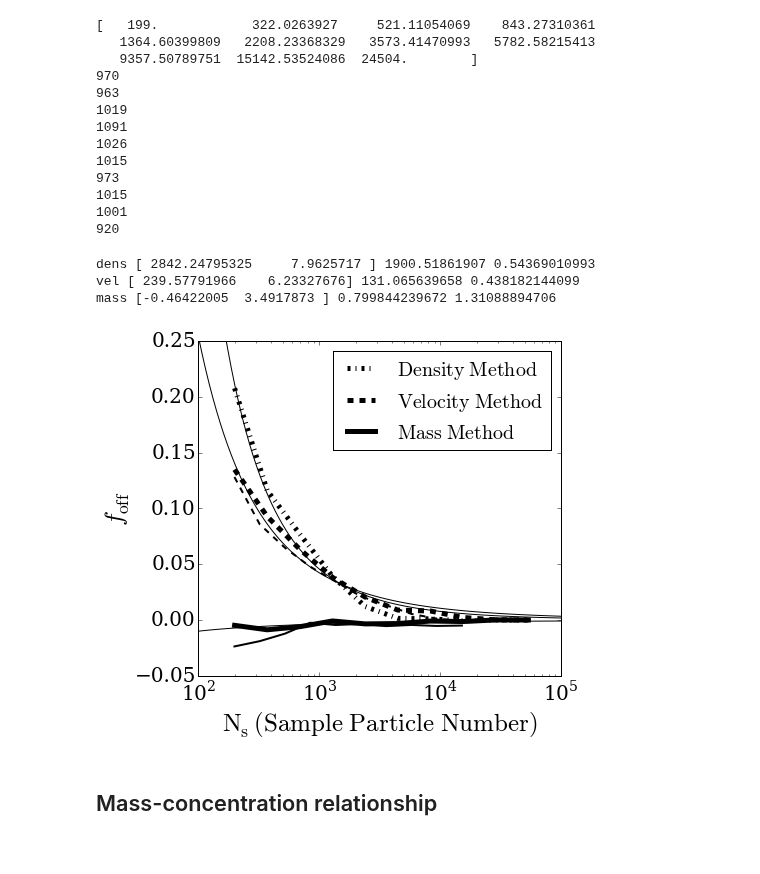
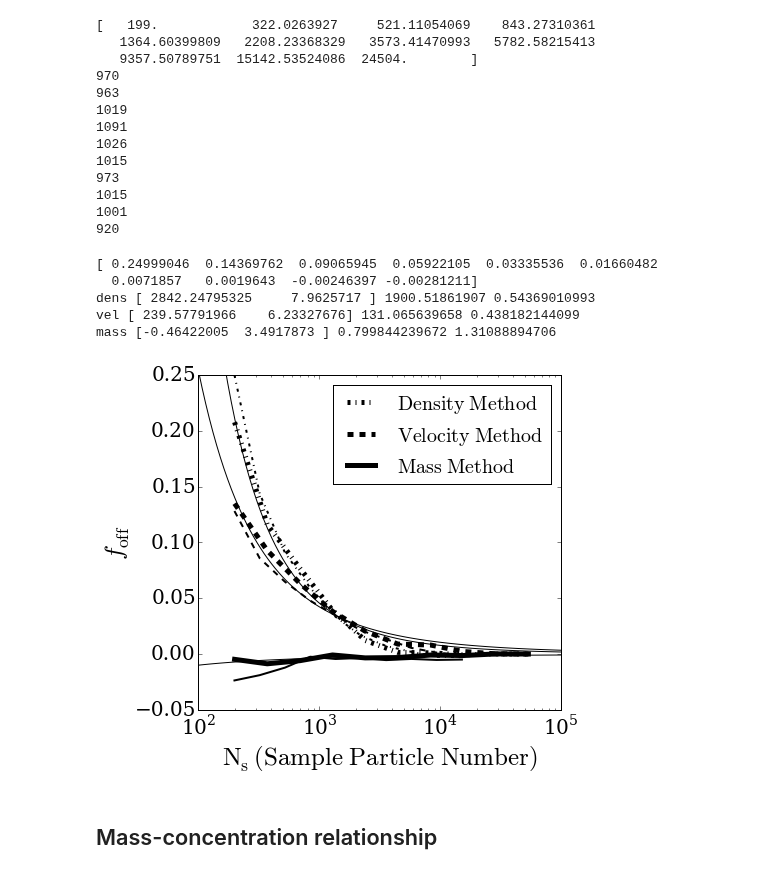
Before and after one commit to astroandes/MACH, a Jupyter notebook: plots/ComparisonPlots.ipynb, the cells around one changed output. Saved outputs shown, nothing was run; the diff lists cells and outputs as text; code cells hidden in the pictures.

```diff
--- a/plots/ComparisonPlots.ipynb
+++ b/plots/ComparisonPlots.ipynb
@@ -198,7 +198,9 @@ for i in range((n_int-1)):
 sample_path = '/home/forero/github/MACH/data/results/ViaLacteaDownsample/'
 mass_file = sample_path+"results_mass.csv"
 vlct_file =sample_path+"results_vlct.csv"
-#dens_data = np.loadtxt(file_dens)
+dens_file =sample_path+"results_dens.dat"
+
+dens_data = np.loadtxt(dens_file)
 vlct_data = np.loadtxt(vlct_file, skiprows=1, delimiter=',')
 mass_data = np.loadtxt(mass_file, skiprows=1, delimiter=',')
 
@@ -212,13 +214,16 @@ vlct_conc = vlct_data[:,1]/norm_vlct_conc - 1.0
 norm_mass_conc = np.median(mass_data[ii[-100:],2])
 mass_conc = mass_data[:,2]/norm_mass_conc - 1.0
 
+norm_dens_conc = np.median(dens_data[ii[-100:],3]/dens_data[ii[-100:],1])
+dens_conc = (dens_data[:,3]/dens_data[:,1])/norm_dens_conc - 1.0
+
 n_int = 11
 n_part_space = np.logspace(np.log10(n_part.min()),np.log10(n_part.max()),n_int)
 print n_part_space
 
-#median_dens_conc = np.zeros(n_int-1)
-#low_dens_conc = np.zeros(n_int-1)
-#high_dens_conc = np.zeros(n_int-1)
+median_dens_conc = np.zeros(n_int-1)
+low_dens_conc = np.zeros(n_int-1)
+high_dens_conc = np.zeros(n_int-1)
 
 
 median_vlct_conc = np.zeros(n_int-1)
@@ -234,12 +239,12 @@ n_part_int = n_part_space[0:-1]
 for i in range((n_int-1)):
     ii = (n_part > n_part_space[i]) & (n_part < n_part_space[i+1])
     print(len(vlct_conc[ii]))
-    #median_dens_conc[i] = np.median(dens_conc[ii])
+    median_dens_conc[i] = np.median(dens_conc[ii])
     median_mass_conc[i] = np.median(mass_conc[ii])
     median_vlct_conc[i] = np.median(vlct_conc[ii])
 
-    #low_dens_conc[i] = np.percentile(dens_conc[ii],14)
-    #high_dens_conc[i] = np.percentile(dens_conc[ii],86)
+    low_dens_conc[i] = np.percentile(dens_conc[ii],14)
+    high_dens_conc[i] = np.percentile(dens_conc[ii],86)
     low_vlct_conc[i] = np.percentile(vlct_conc[ii],14)
     high_vlct_conc[i] = np.percentile(vlct_conc[ii],86)
     low_mass_conc[i] = np.percentile(mass_conc[ii],14)
@@ -265,7 +270,9 @@ ax = plt.axes()
 enlarge_labels(ax,20)
 plt.plot(bol_n_part_int, bol_median_dens_conc, label=r'$\mathrm{Density\ Method}$', linewidth=5,
          linestyle='-.', color='black')
+plt.plot(n_part_int, median_dens_conc, linewidth=2, linestyle='-.', color='black')
 
+print median_dens_conc
 plt.plot(bol_n_part_int, bol_median_vlct_conc, label=r'$\mathrm{Velocity\ Method}$', linewidth=5,
          linestyle='--', color='black')
 plt.plot(n_part_int, median_vlct_conc, linewidth=2, linestyle='--', color='black')
@@ -274,34 +281,36 @@ plt.plot(bol_n_part_int, bol_median_mass_conc, label=r'$\mathrm{Mass\ Method}$',
          linestyle='-', color='black')
 plt.plot(n_part_int, median_mass_conc, linewidth=2, linestyle='-', color='black')
 
 log_n_sample = np.linspace(2.0, 5.0, 100)
 
 
 popt_dens, pcov = curve_fit(func, np.log10(bol_n_part_int), bol_median_dens_conc)
 plt.plot(10**log_n_sample, popt_dens[0]/(1+log_n_sample)**popt_dens[1], color='black')
 print "dens", popt_dens, np.sqrt(pcov[0,0]), np.sqrt(pcov[1,1])
 
 popt_vel, pcov = curve_fit(func, np.log10(bol_n_part_int), bol_median_vlct_conc)
 plt.plot(10**log_n_sample, popt_vel[0]/(1+log_n_sample)**popt_vel[1], color='black')
 print "vel", popt_vel, np.sqrt(pcov[0,0]), np.sqrt(pcov[1,1])
 
 popt_mass, pcov = curve_fit(func, np.log10(bol_n_part_int), bol_median_mass_conc)
 plt.plot(10**log_n_sample, popt_mass[0]/(1+log_n_sample)**popt_mass[1], color='black')
 print "mass", popt_mass, np.sqrt(pcov[0,0]), np.sqrt(pcov[1,1])
 
 plt.xscale('log')
 plt.xlim([1.0E2,1E5])
 plt.ylim([-0.05, 0.25])
 ax.set_ylabel(r'$f_{\mathrm{off}}$',fontsize=25)
 ax.set_xlabel('$\mathrm{N_{s}\ (Sample\ Particle\ Number)}$',fontsize=25)
 #ax.text(5E3, 0.12, r'$\mathrm{Bolshoi\ Sim.}$', fontsize=25)
 ax.legend(loc=1, borderaxespad=0.5, prop={'size':20}, scatterpoints=1)
 plt.savefig('../paper/avg_foff_bolshoi.pdf', bbox_inches='tight')
 # %% [output]
+[ 0.24999046  0.14369762  0.09065945  0.05922105  0.03335536  0.01660482
+  0.0071857   0.0019643  -0.00246397 -0.00281211]
 dens [ 2842.24795325     7.9625717 ] 1900.51861907 0.54369010993
 vel [ 239.57791966    6.23327676] 131.065639658 0.438182144099
 mass [-0.46422005  3.4917873 ] 0.799844239672 1.31088894706
-[figure, old version]
+[figure, new version]
 # %% [markdown]
 ## Mass-concentration relationship
 # %%
```
